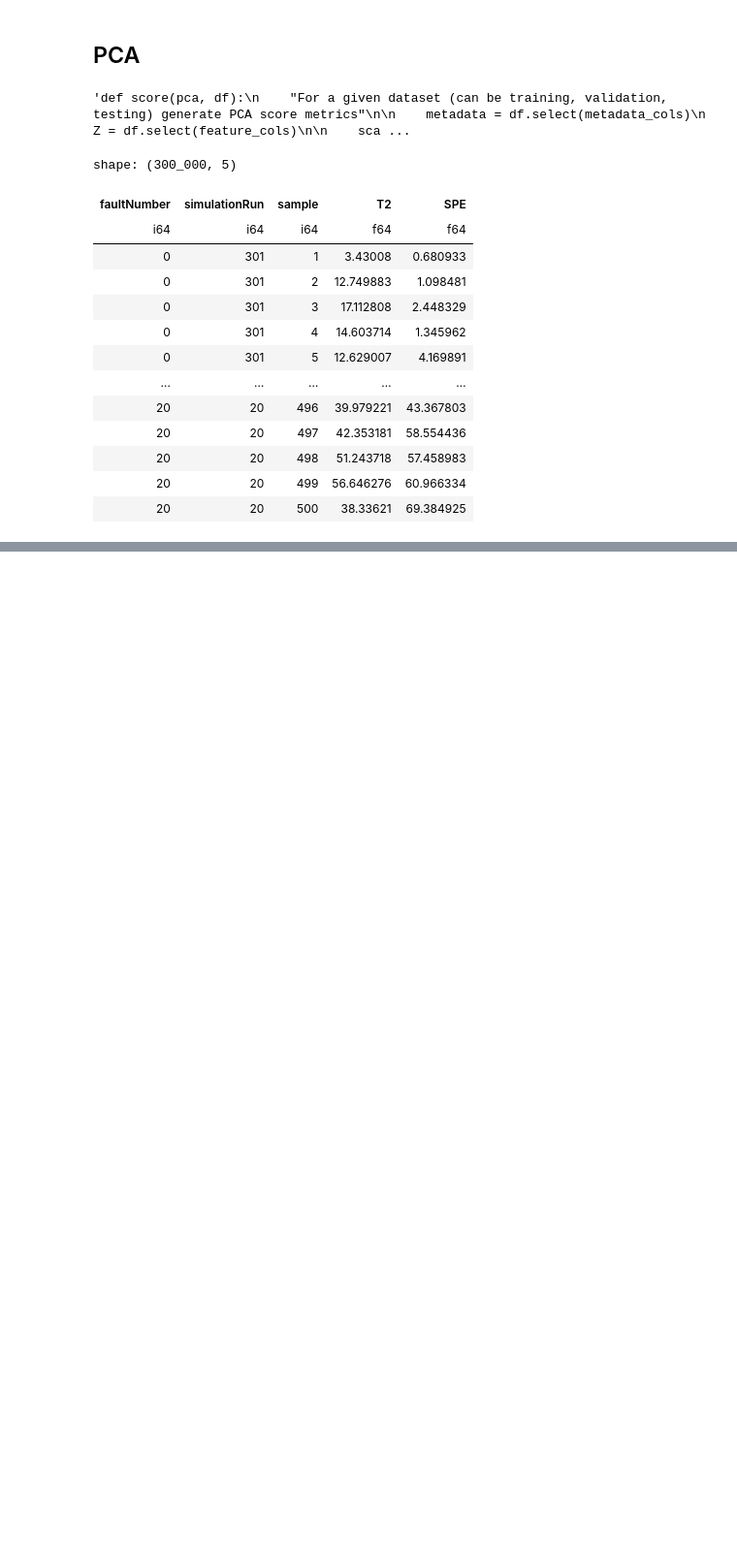
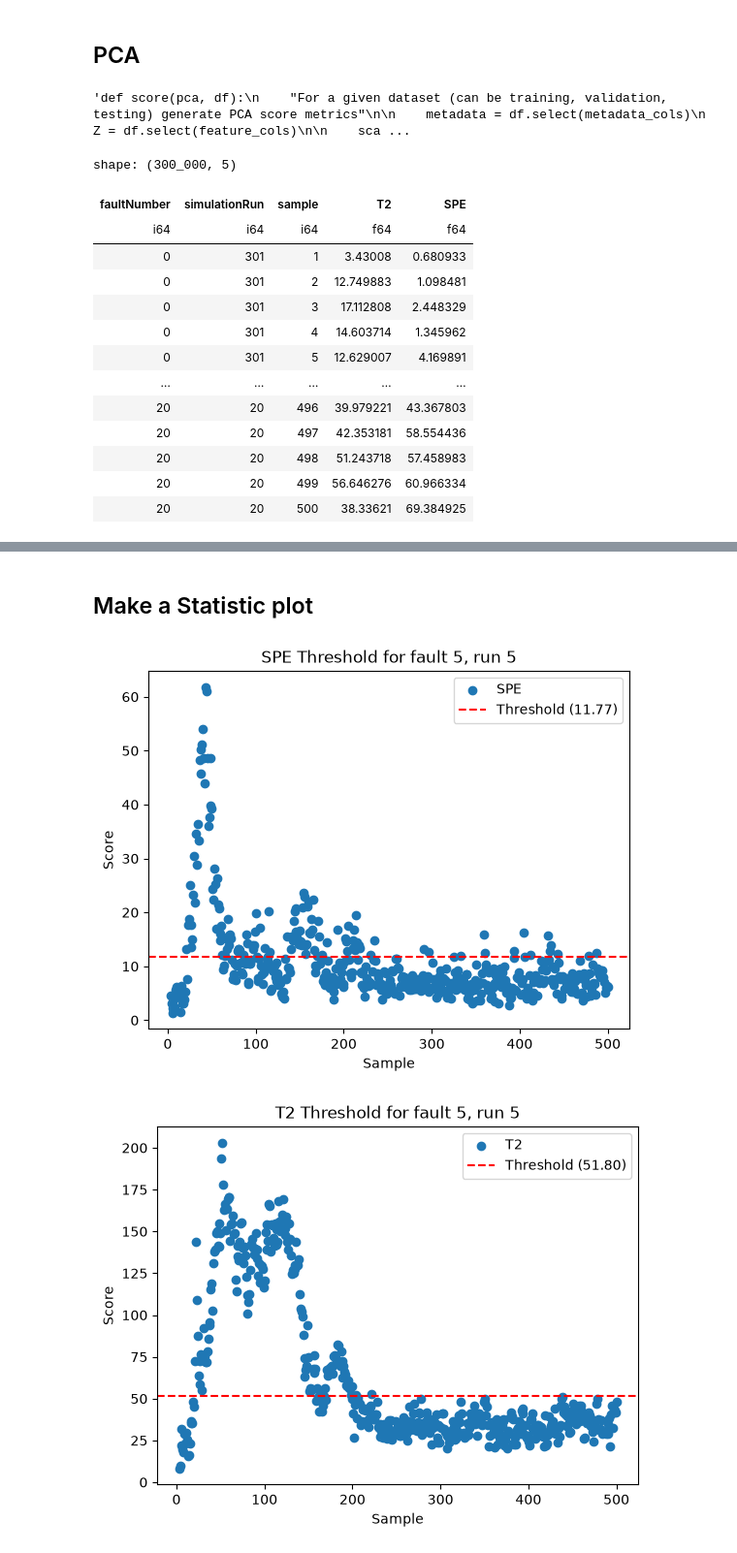
Before and after one commit to tofsodeinde/miniproject9, a Jupyter notebook: src/testing.ipynb, the cells around one changed output, grey strips where cells are left out. Shown at 97% size. Saved outputs shown, nothing was run; the diff lists cells and outputs as text; code cells hidden in the pictures; blank space fills up the shorter version.

Commit message:
Monitor plotting code in testing notebook

```diff
--- a/src/testing.ipynb
+++ b/src/testing.ipynb
@@ -242,0 +243,2 @@ shape: (500, 2)
+# %% [markdown]
+## Make a Statistic plot
@@ -242,0 +254,42 @@ shape: (500, 2)
+# %%
+def plot_fault_run(fault, run):
+    pca_plot = pca_scores.filter((pl.col("faultNumber") == fault) & (pl.col("simulationRun") == run))
+    ridge_plot = ridge_scores.filter((pl.col("faultNumber") == fault) & (pl.col("simulationRun") == run))
+
+    # temporary, cut first two rows from pca_plot
+    pca_plot = pca_plot[2:,:]
+
+    #plot SPE
+    spe_threshold = thresholds.filter(pl.col("detector") == "SPE")["threshold"].item()
+    plt.scatter(pca_plot["sample"], pca_plot["SPE"], label="SPE")
+    plt.axhline(y=spe_threshold, color="red", linestyle="--", label=f"Threshold ({spe_threshold:.2f})")
+    plt.xlabel("Sample")
+    plt.ylabel("Score")
+    plt.title(f"SPE Threshold for fault {fault}, run {run}")
+    plt.legend()
+    plt.show()
+
+    # plot T2
+    T2_threshold = thresholds.filter(pl.col("detector") == "T2")["threshold"].item()
+    plt.scatter(pca_plot["sample"], pca_plot["T2"], label="T2")
+    plt.axhline(y=T2_threshold, color="red", linestyle="--", label=f"Threshold ({T2_threshold:.2f})")
+    plt.xlabel("Sample")
+    plt.ylabel("Score")
+    plt.title(f"T2 Threshold for fault {fault}, run {run}")
+    plt.legend()
+    plt.show()
+
+    # plot ridge
+    R_threshold = thresholds.filter(pl.col("detector") == "ridge")["threshold"].item()
+    plt.scatter(ridge_plot["sample"], ridge_plot["score"], label="ridge")
+    plt.axhline(y=R_threshold, color="red", linestyle="--", label=f"Threshold ({R_threshold:.2f})")
+    plt.xlabel("Sample")
+    plt.ylabel("Score")
+    plt.title(f"Ridge Threshold for fault {fault}, run {run}")
+    plt.legend()
+plt.show()
+# %%
+plot_fault_run(5, 5)
+# %% [output]
+[figure, added]
+[figure, added]
```
Also changed, not shown: parts of 3 cells of this notebook.
